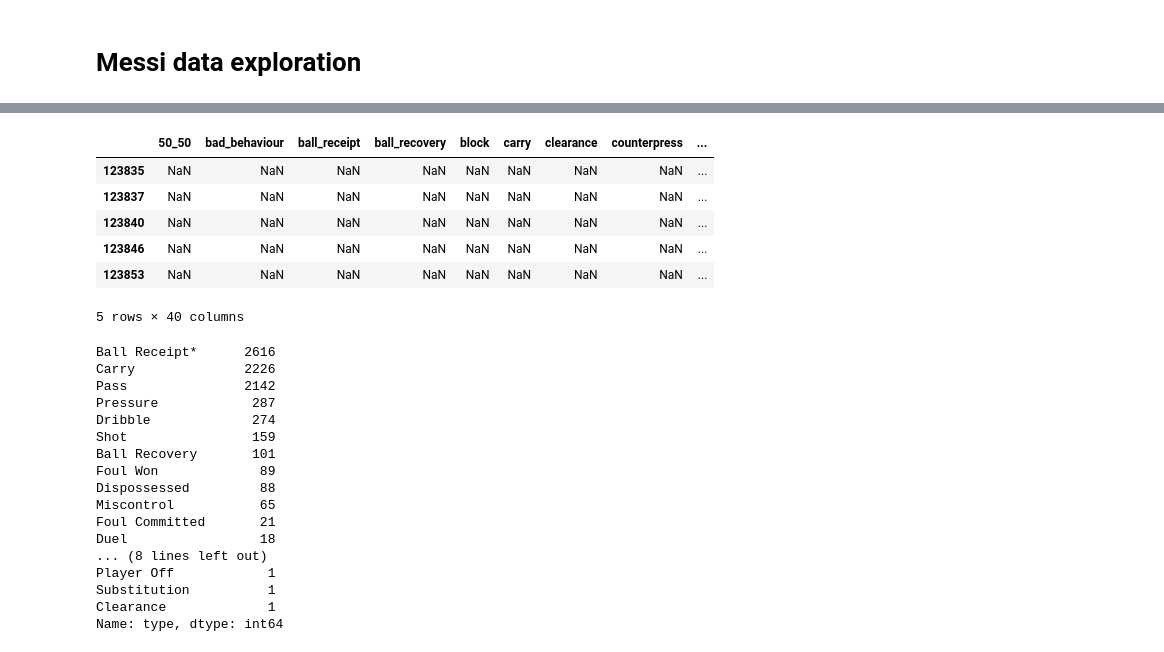
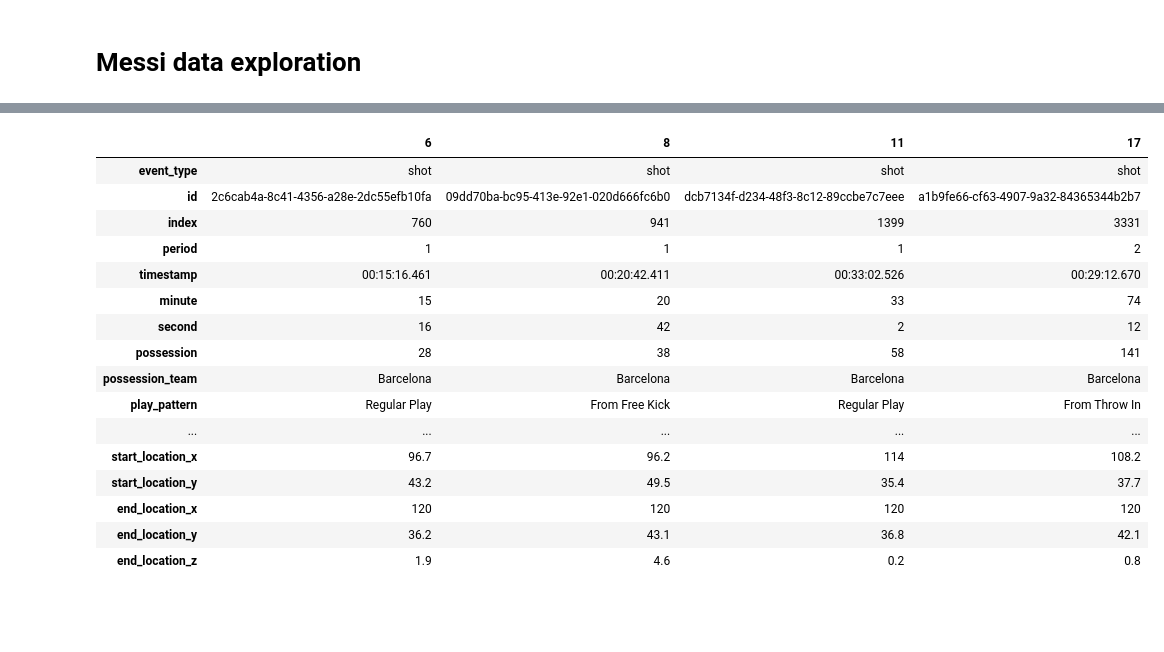
Before and after one commit to deacona/the-ball-is-round, a Jupyter notebook: notebooks/messi_01_finding_leo.ipynb, the cells around one changed output, grey strips where cells are left out. Saved outputs shown, nothing was run; the diff lists cells and outputs as text; code cells hidden in the pictures; blank space fills up the shorter version.

```diff
--- a/notebooks/messi_01_finding_leo.ipynb
+++ b/notebooks/messi_01_finding_leo.ipynb
@@ -96,0 +73,4 @@ memory usage: 39.4+ MB
+# %%
+shots = sb.Events(event_id="303421").get_dataframe(event_type="shot")
+
+shots.info()
@@ -97,31 +97,20 @@ memory usage: 39.4+ MB
 # %%
-events[(events.player == "Lionel Andrés Messi Cuccittini")
-      & (events.type == "Shot")].head(5)
+shots[(shots.player == "Lionel Andrés Messi Cuccittini")].T #.head(5)
 # %% [output]
-|  | 50_50 | bad_behaviour | ball_receipt | ball_recovery | block | carry | clearance | counterpress | ... |
-| 123835 | NaN | NaN | NaN | NaN | NaN | NaN | NaN | NaN | ... |
-| 123837 | NaN | NaN | NaN | NaN | NaN | NaN | NaN | NaN | ... |
-| 123840 | NaN | NaN | NaN | NaN | NaN | NaN | NaN | NaN | ... |
-| 123846 | NaN | NaN | NaN | NaN | NaN | NaN | NaN | NaN | ... |
-| 123853 | NaN | NaN | NaN | NaN | NaN | NaN | NaN | NaN | ... |
+|  | 6 | 8 | 11 | 17 |
+| event_type | shot | shot | shot | shot |
+| id | 2c6cab4a-8c41-4356-a28e-2dc55efb10fa | 09dd70ba-bc95-413e-92e1-020d666fc6b0 | dcb7134f-d234-48f3-8c12-89ccbe7c7eee | a1b9fe66-cf63-4907-9a32-84365344b2b7 |
+| index | 760 | 941 | 1399 | 3331 |
+| period | 1 | 1 | 1 | 2 |
+| timestamp | 00:15:16.461 | 00:20:42.411 | 00:33:02.526 | 00:29:12.670 |
+| minute | 15 | 20 | 33 | 74 |
+| second | 16 | 42 | 2 | 12 |
+| possession | 28 | 38 | 58 | 141 |
+| possession_team | Barcelona | Barcelona | Barcelona | Barcelona |
+| play_pattern | Regular Play | From Free Kick | Regular Play | From Throw In |
+| ... | ... | ... | ... | ... |
+| start_location_x | 96.7 | 96.2 | 114 | 108.2 |
+| start_location_y | 43.2 | 49.5 | 35.4 | 37.7 |
+| end_location_x | 120 | 120 | 120 | 120 |
+| end_location_y | 36.2 | 43.1 | 36.8 | 42.1 |
+| end_location_z | 1.9 | 4.6 | 0.2 | 0.8 |
-5 rows × 40 columns
-# %%
-events[events.player == "Lionel Andrés Messi Cuccittini"].type.value_counts()
-# %% [output]
-Ball Receipt*      2616
-Carry              2226
-Pass               2142
-Pressure            287
-Dribble             274
-Shot                159
-Ball Recovery       101
-Foul Won             89
-Dispossessed         88
-Miscontrol           65
-Foul Committed       21
-Duel                 18
-... (8 lines left out)
-Player Off            1
-Substitution          1
-Clearance             1
-Name: type, dtype: int64
```
Also changed, not shown: parts of 28 cells of this notebook, 2 other files.
